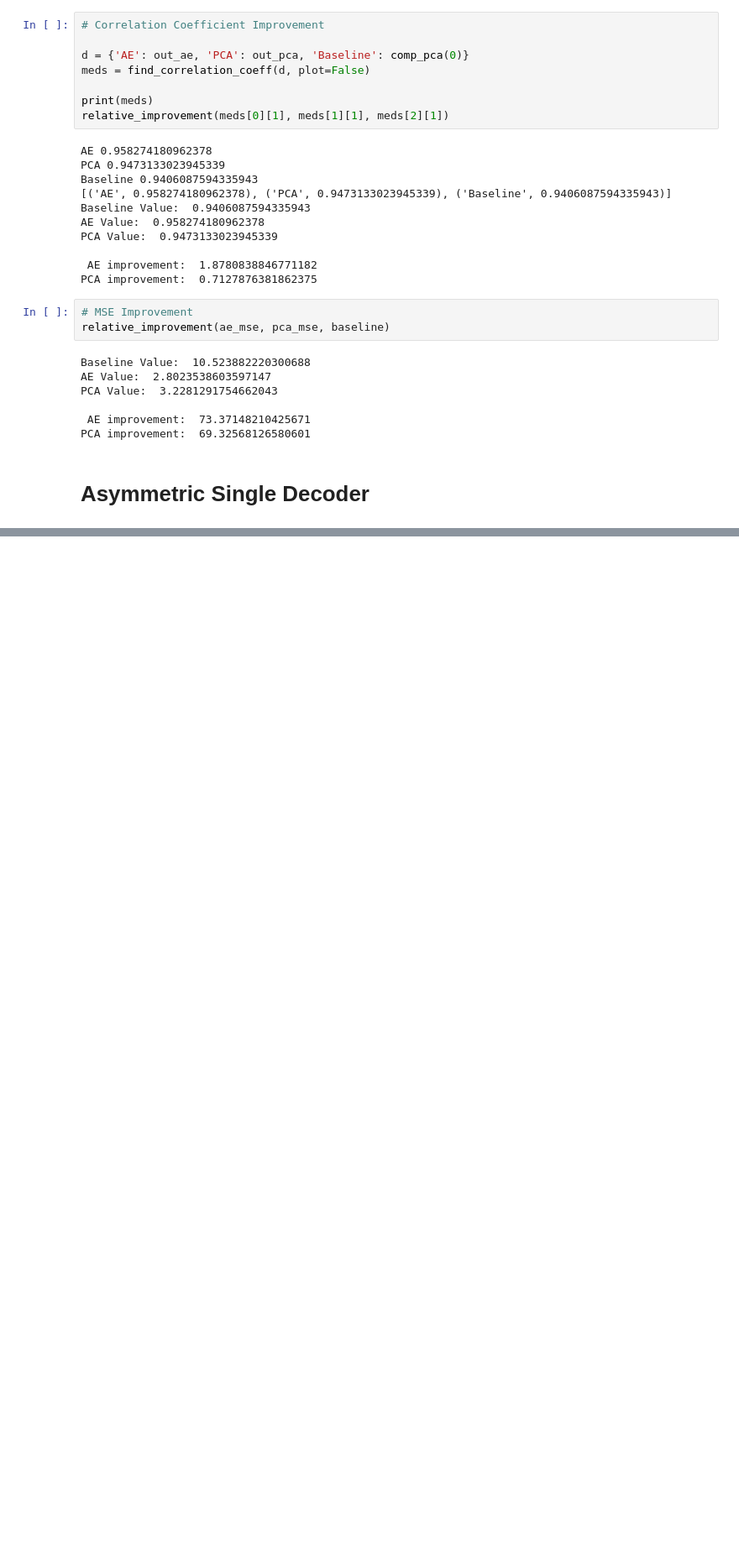
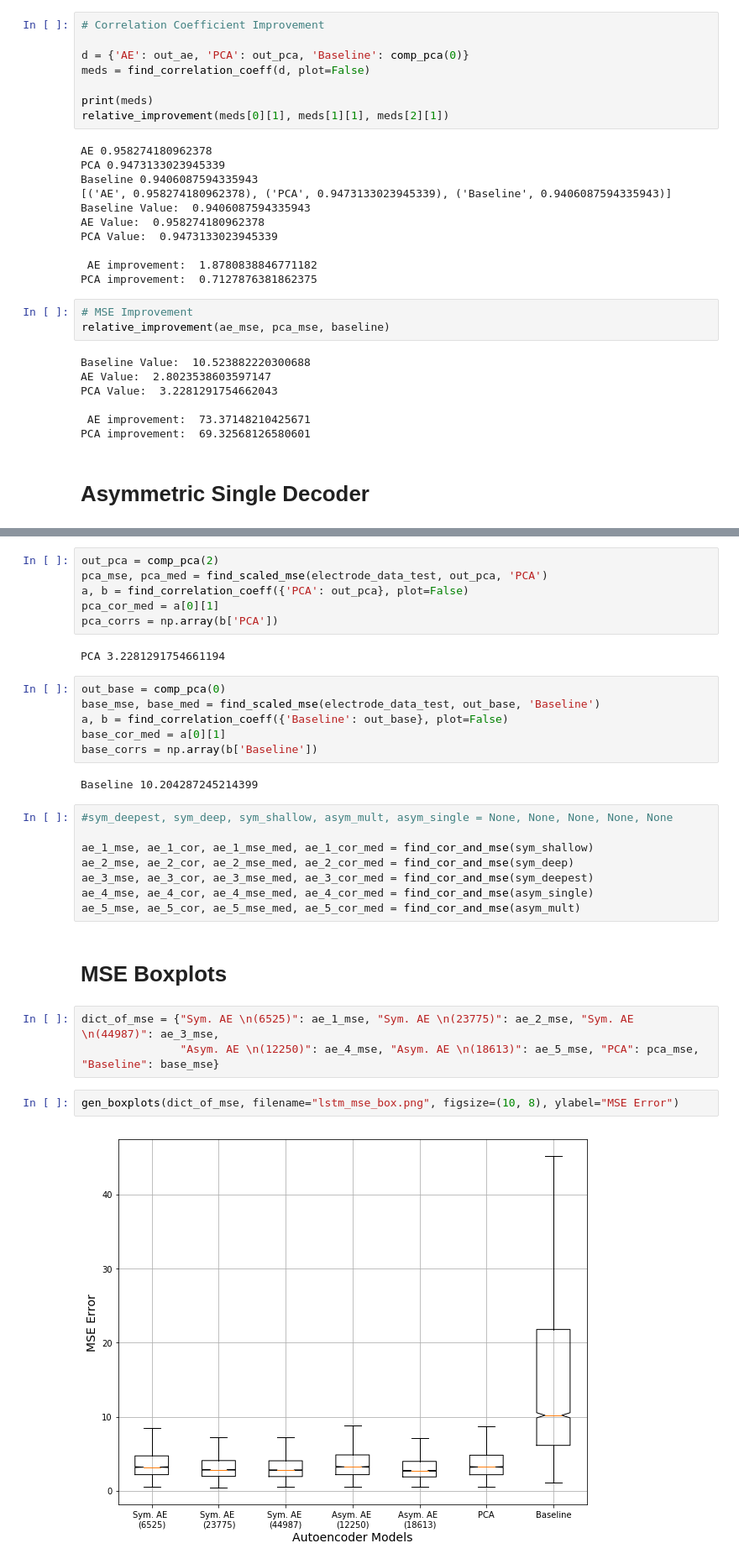
Before and after one commit to psambit9791/SpikeSort, a Jupyter notebook: Best AE Models.ipynb, the cells around one changed output, grey strips where cells are left out. Shown at 84% size. Saved outputs shown, nothing was run; the diff lists cells and outputs as text; blank space fills up the shorter version.

```diff
--- a/Best AE Models.ipynb
+++ b/Best AE Models.ipynb
@@ -859,0 +885,33 @@ AE 3.2457608474152595
+# %%
+out_pca = comp_pca(2)
+pca_mse, pca_med = find_scaled_mse(electrode_data_test, out_pca, 'PCA')
+a, b = find_correlation_coeff({'PCA': out_pca}, plot=False)
+pca_cor_med = a[0][1]
+pca_corrs = np.array(b['PCA'])
+# %% [output]
+PCA 3.2281291754661194
+# %%
+out_base = comp_pca(0)
+base_mse, base_med = find_scaled_mse(electrode_data_test, out_base, 'Baseline')
+a, b = find_correlation_coeff({'Baseline': out_base}, plot=False)
+base_cor_med = a[0][1]
+base_corrs = np.array(b['Baseline'])
+# %% [output]
+Baseline 10.204287245214399
+# %%
+#sym_deepest, sym_deep, sym_shallow, asym_mult, asym_single = None, None, None, None, None
+
+ae_1_mse, ae_1_cor, ae_1_mse_med, ae_1_cor_med = find_cor_and_mse(sym_shallow)
+ae_2_mse, ae_2_cor, ae_2_mse_med, ae_2_cor_med = find_cor_and_mse(sym_deep)
+ae_3_mse, ae_3_cor, ae_3_mse_med, ae_3_cor_med = find_cor_and_mse(sym_deepest)
+ae_4_mse, ae_4_cor, ae_4_mse_med, ae_4_cor_med = find_cor_and_mse(asym_single)
+ae_5_mse, ae_5_cor, ae_5_mse_med, ae_5_cor_med = find_cor_and_mse(asym_mult)
+# %% [markdown]
+# MSE Boxplots
+# %%
+dict_of_mse = {"Sym. AE \n(6525)": ae_1_mse, "Sym. AE \n(23775)": ae_2_mse, "Sym. AE \n(44987)": ae_3_mse,
+               "Asym. AE \n(12250)": ae_4_mse, "Asym. AE \n(18613)": ae_5_mse, "PCA": pca_mse, "Baseline": base_mse}
+# %%
+gen_boxplots(dict_of_mse, filename="lstm_mse_box.png", figsize=(10, 8), ylabel="MSE Error")
+# %% [output]
+[figure, added]
```
Also changed, not shown: parts of 35 cells of this notebook, 33 other files.
